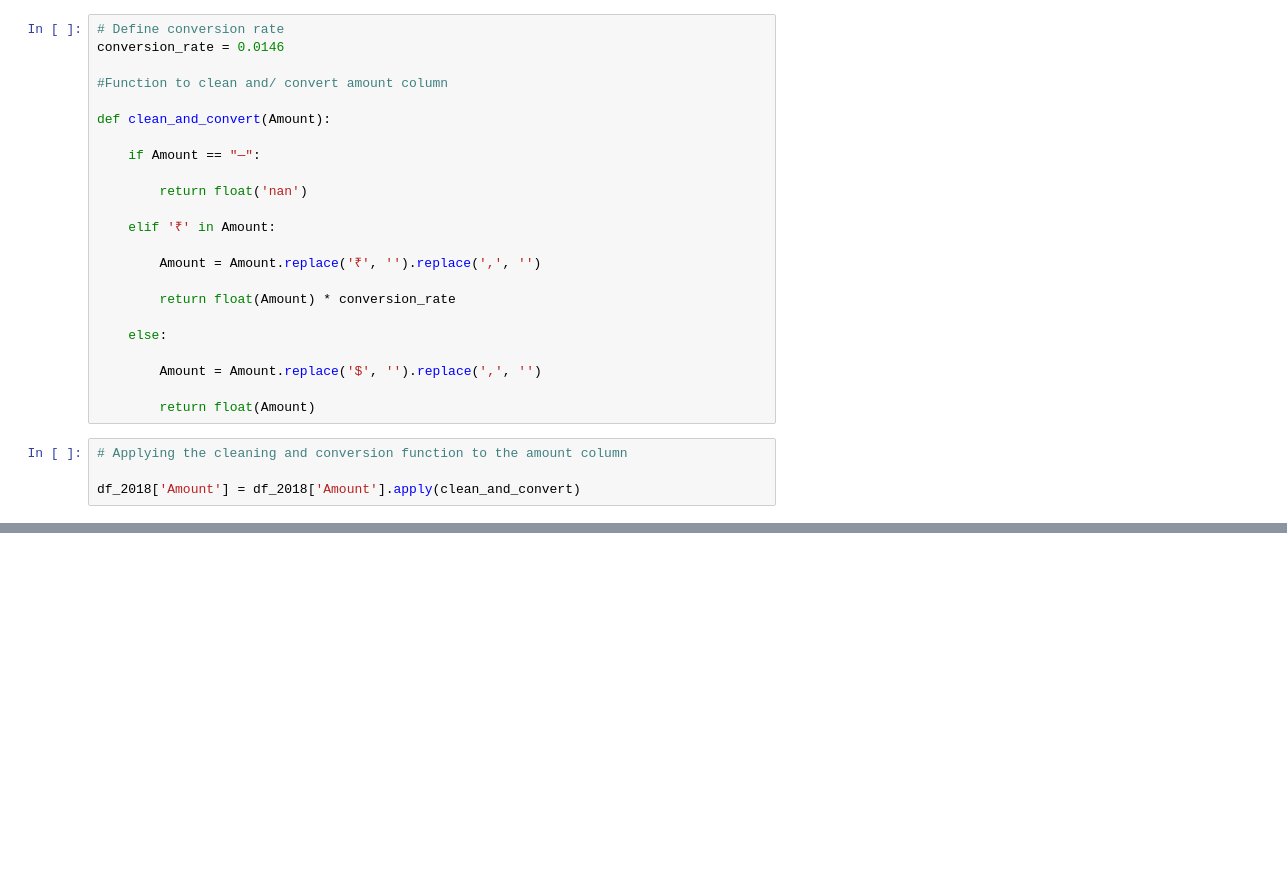
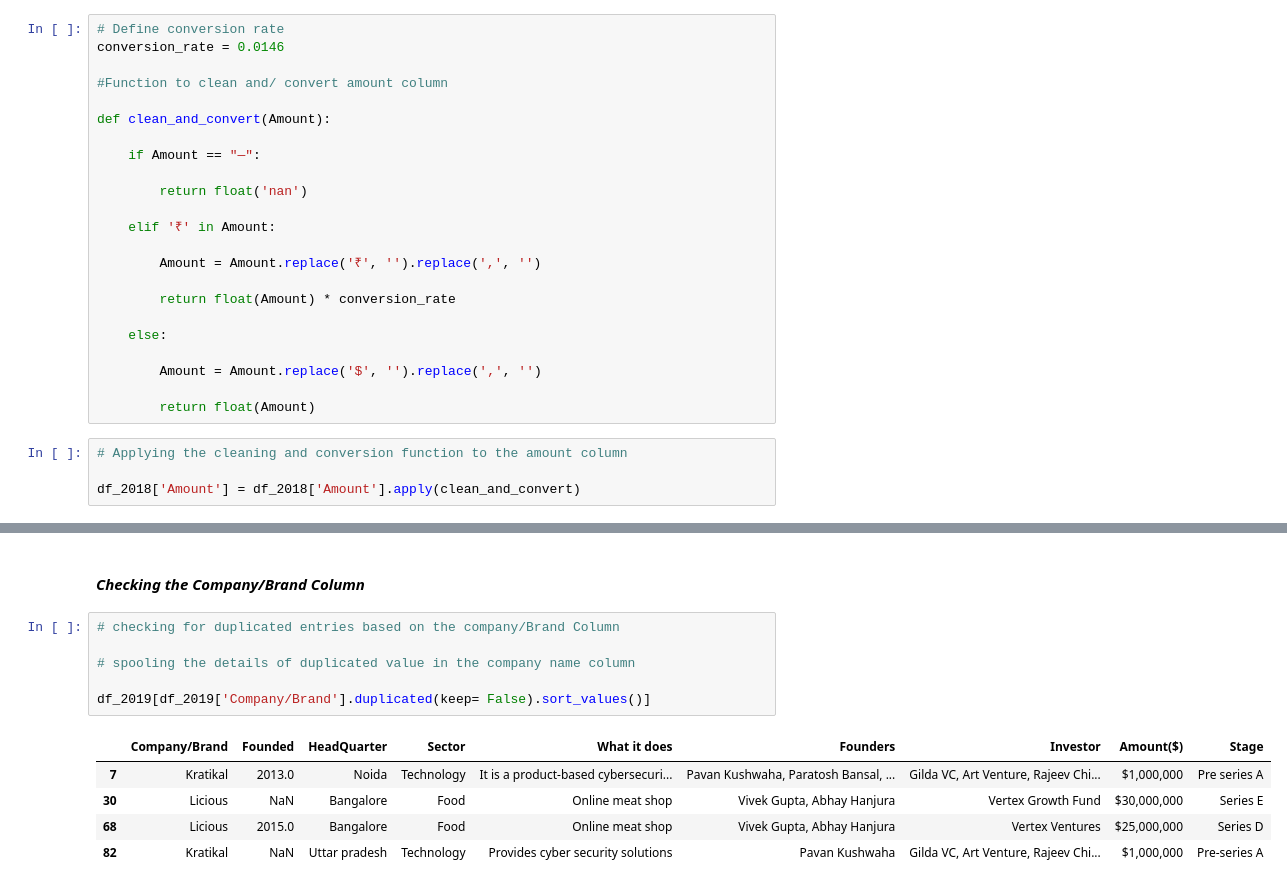
Before and after one commit to fusersam/Indian-Startup-Ecosystem, a Jupyter notebook: indian_startup_analysis.ipynb, the cells around one changed output, grey strips where cells are left out. Cells and saved outputs as stored; diff of their text form; blank space fills up the shorter version.

```diff
--- a/indian_startup_analysis.ipynb
+++ b/indian_startup_analysis.ipynb
@@ -312,0 +369,14 @@ df_2018
+# %% [markdown]
+#### ***Checking the Company/Brand Column***
+# %%
+# checking for duplicated entries based on the company/Brand Column
+
+# spooling the details of duplicated value in the company name column
+
+df_2019[df_2019['Company/Brand'].duplicated(keep= False).sort_values()]
+# %% [output]
+|  | Company/Brand | Founded | HeadQuarter | Sector | What it does | Founders | Investor | Amount($) | Stage |
+| 7 | Kratikal | 2013.0 | Noida | Technology | It is a product-based cybersecuri... | Pavan Kushwaha, Paratosh Bansal, ... | Gilda VC, Art Venture, Rajeev Chi... | $1,000,000 | Pre series A |
+| 30 | Licious | NaN | Bangalore | Food | Online meat shop | Vivek Gupta, Abhay Hanjura | Vertex Growth Fund | $30,000,000 | Series E |
+| 68 | Licious | 2015.0 | Bangalore | Food | Online meat shop | Vivek Gupta, Abhay Hanjura | Vertex Ventures | $25,000,000 | Series D |
+| 82 | Kratikal | NaN | Uttar pradesh | Technology | Provides cyber security solutions | Pavan Kushwaha | Gilda VC, Art Venture, Rajeev Chi... | $1,000,000 | Pre-series A |
```
Also changed, not shown: parts of 53 cells of this notebook.
